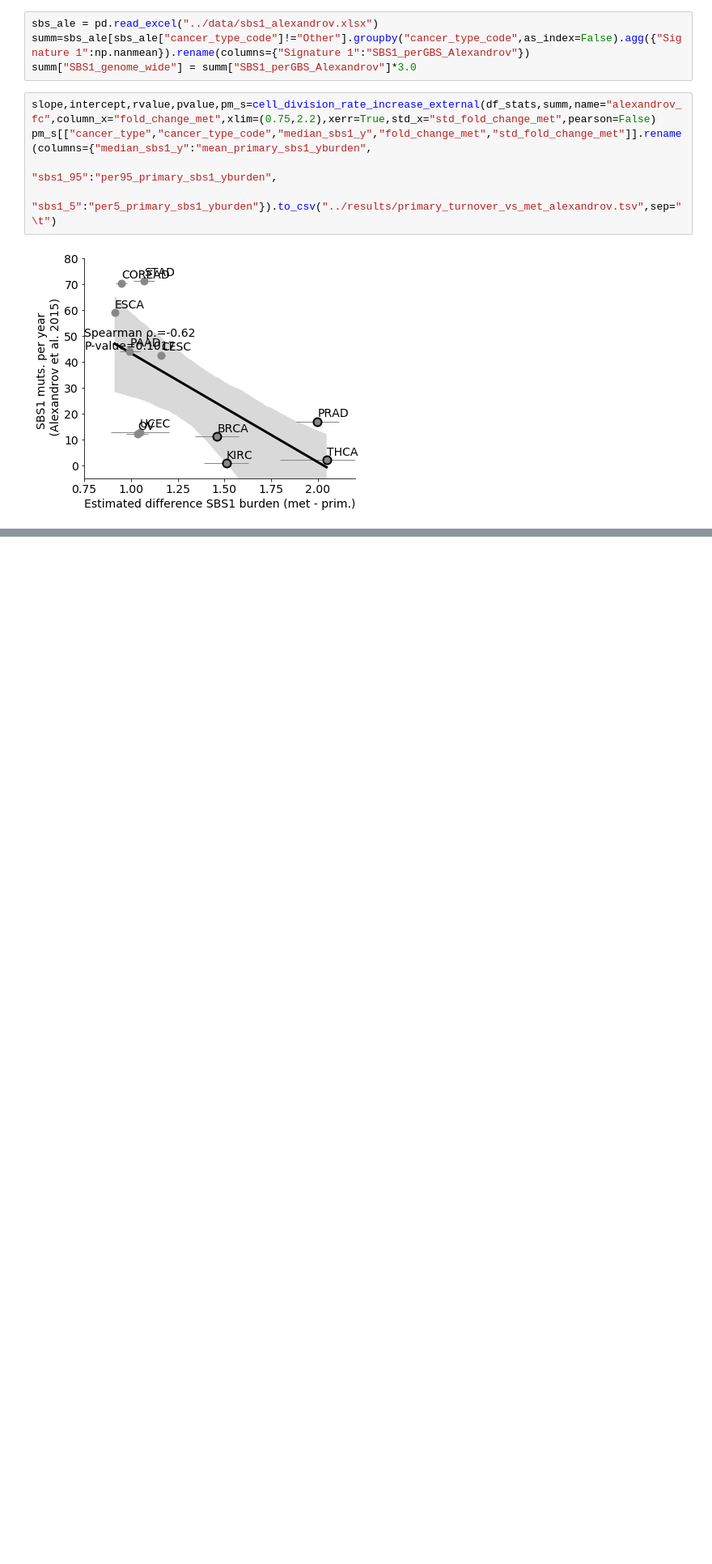
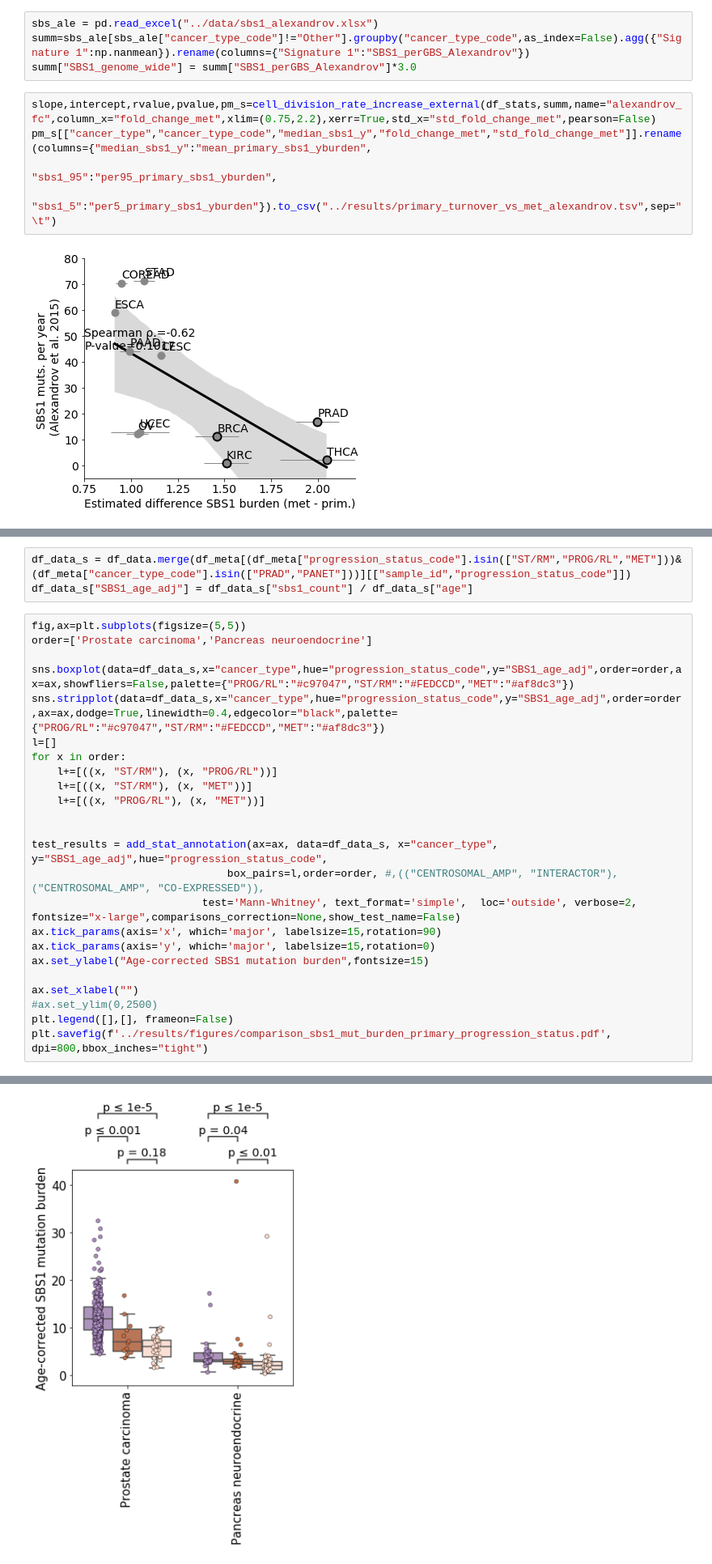
Before and after one commit to UMCUGenetics/primary-met-wgs-comparison, a Jupyter notebook: SBS1_mutrate/code/SBS1_mutation_rate.ipynb, the cells around one changed output, grey strips where cells are left out. Shown at 81% size. Cells and saved outputs as stored; diff of their text form; blank space fills up the shorter version.

```diff
--- a/SBS1_mutrate/code/SBS1_mutation_rate.ipynb
+++ b/SBS1_mutrate/code/SBS1_mutation_rate.ipynb
@@ -1045,0 +1095,28 @@ pm_s[["cancer_type","cancer_type_code","median_sbs1_y","fold_change_met","std_fo
+# %%
+df_data_s = df_data.merge(df_meta[(df_meta["progression_status_code"].isin(["ST/RM","PROG/RL","MET"]))&(df_meta["cancer_type_code"].isin(["PRAD","PANET"]))][["sample_id","progression_status_code"]])
+df_data_s["SBS1_age_adj"] = df_data_s["sbs1_count"] / df_data_s["age"]
+# %%
+fig,ax=plt.subplots(figsize=(5,5))
+order=['Prostate carcinoma','Pancreas neuroendocrine']
+
+sns.boxplot(data=df_data_s,x="cancer_type",hue="progression_status_code",y="SBS1_age_adj",order=order,ax=ax,showfliers=False,palette={"PROG/RL":"#c97047","ST/RM":"#FEDCCD","MET":"#af8dc3"})
+sns.stripplot(data=df_data_s,x="cancer_type",hue="progression_status_code",y="SBS1_age_adj",order=order,ax=ax,dodge=True,linewidth=0.4,edgecolor="black",palette={"PROG/RL":"#c97047","ST/RM":"#FEDCCD","MET":"#af8dc3"})
+l=[]
+for x in order:
+    l+=[((x, "ST/RM"), (x, "PROG/RL"))]
+    l+=[((x, "ST/RM"), (x, "MET"))]
+    l+=[((x, "PROG/RL"), (x, "MET"))]
+
+
+test_results = add_stat_annotation(ax=ax, data=df_data_s, x="cancer_type", y="SBS1_age_adj",hue="progression_status_code",
+                               box_pairs=l,order=order, #,(("CENTROSOMAL_AMP", "INTERACTOR"), ("CENTROSOMAL_AMP", "CO-EXPRESSED")),
+                           test='Mann-Whitney', text_format='simple',  loc='outside', verbose=2, fontsize="x-large",comparisons_correction=None,show_test_name=False)
+ax.tick_params(axis='x', which='major', labelsize=15,rotation=90)
+ax.tick_params(axis='y', which='major', labelsize=15,rotation=0)
+ax.set_ylabel("Age-corrected SBS1 mutation burden",fontsize=15)
+
+ax.set_xlabel("")
+#ax.set_ylim(0,2500)
+plt.legend([],[], frameon=False)
+plt.savefig(f'../results/figures/comparison_sbs1_mut_burden_primary_progression_status.pdf', dpi=800,bbox_inches="tight")
+# %% [output]
@@ -1045,0 +1129 @@ pm_s[["cancer_type","cancer_type_code","median_sbs1_y","fold_change_met","std_fo
+[figure, added]
```
Also changed, not shown: parts of 12 cells of this notebook, 1 other file.
